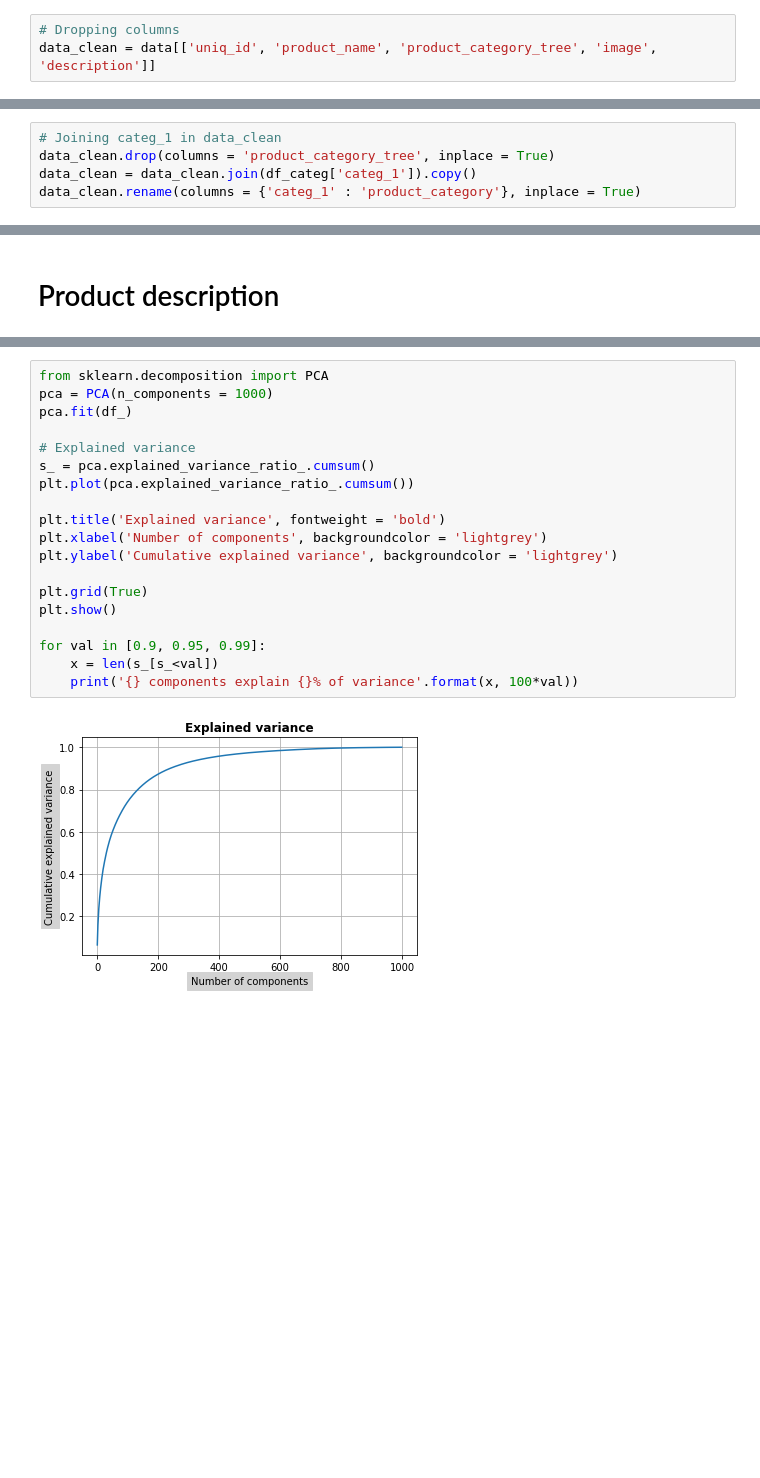
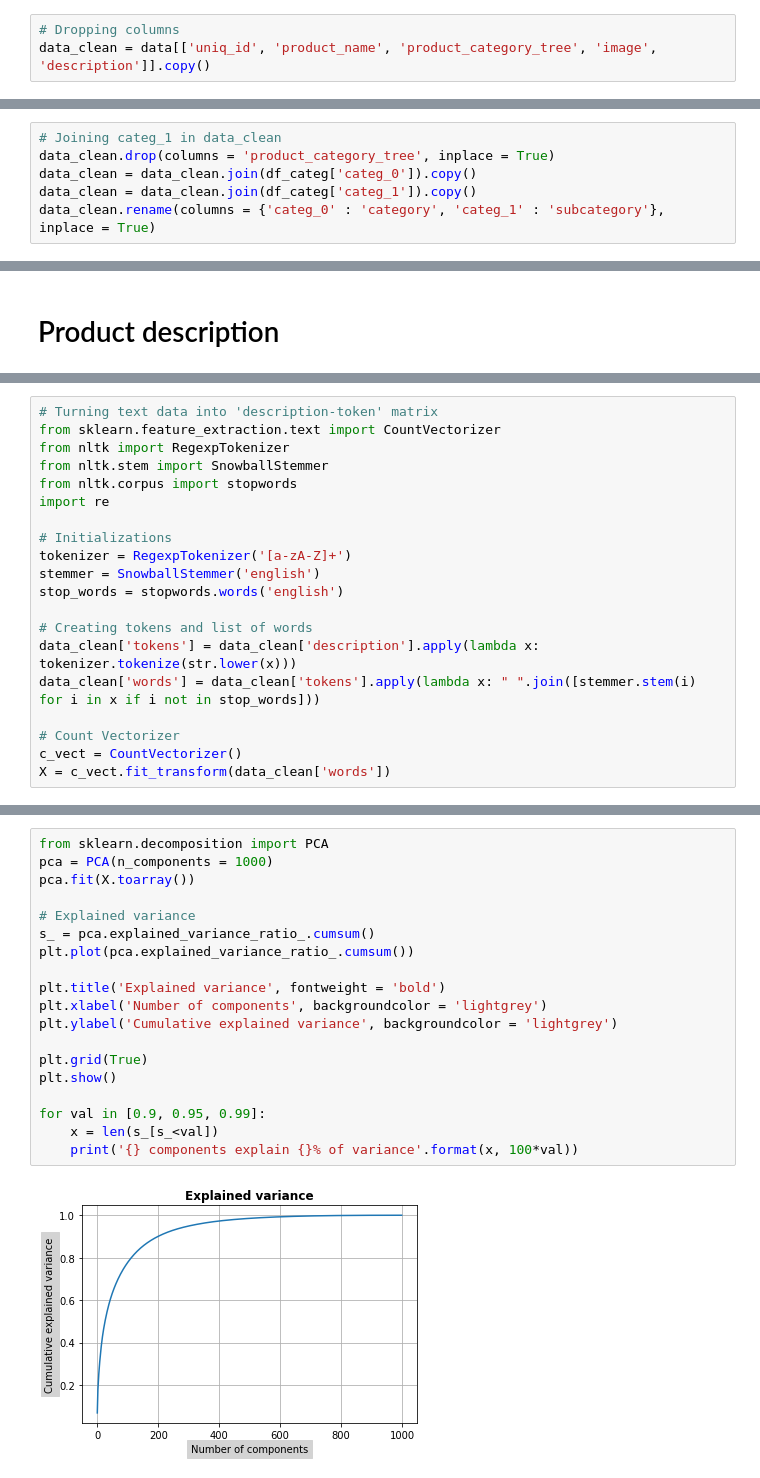
Before and after one commit to AHollierDS/ParcoursDS_Projet6, a Jupyter notebook: P6_01-text_processing.ipynb, the cells around one changed output, grey strips where cells are left out. Drawn from its saved outputs; the diff is of its cells as text; blank space fills up the shorter version.

```diff
--- a/P6_01-text_processing.ipynb
+++ b/P6_01-text_processing.ipynb
@@ -20,7 +20,7 @@ data['product_specifications'][0]
 '{"product_specification"=>[{"key"=>"Brand", "value"=>"Elegance"}, {"key"=>"Designed For", "value"=>"Door"}, {"key"=>"Type", "value"=>"Eyelet"}, {"key"=>"Model Name", "value"=>"Abstract Polyester Door ...
 # %%
 # Dropping columns
-data_clean = data[['uniq_id', 'product_name', 'product_category_tree', 'image', 'description']]
+data_clean = data[['uniq_id', 'product_name', 'product_category_tree', 'image', 'description']].copy()
 # %% [markdown]
 # Retrieving product category
 # %%
@@ -121,5 +121,6 @@ Series([], dtype: float64)
 # %%
 # Joining categ_1 in data_clean
 data_clean.drop(columns = 'product_category_tree', inplace = True)
+data_clean = data_clean.join(df_categ['categ_0']).copy()
 data_clean = data_clean.join(df_categ['categ_1']).copy()
-data_clean.rename(columns = {'categ_1' : 'product_category'}, inplace = True)
+data_clean.rename(columns = {'categ_0' : 'category', 'categ_1' : 'subcategory'}, inplace = True)
@@ -159,0 +129,20 @@ df_
+# %%
+# Turning text data into 'description-token' matrix
+from sklearn.feature_extraction.text import CountVectorizer
+from nltk import RegexpTokenizer
+from nltk.stem import SnowballStemmer
+from nltk.corpus import stopwords
+import re
+
+# Initializations
+tokenizer = RegexpTokenizer('[a-zA-Z]+')
+stemmer = SnowballStemmer('english')
+stop_words = stopwords.words('english')
+
+# Creating tokens and list of words
+data_clean['tokens'] = data_clean['description'].apply(lambda x: tokenizer.tokenize(str.lower(x)))
+data_clean['words'] = data_clean['tokens'].apply(lambda x: " ".join([stemmer.stem(i) for i in x if i not in stop_words]))
+
+# Count Vectorizer
+c_vect = CountVectorizer()
+X = c_vect.fit_transform(data_clean['words'])
@@ -160,21 +170,21 @@ df_
 # %%
 from sklearn.decomposition import PCA
 pca = PCA(n_components = 1000)
-pca.fit(df_)
+pca.fit(X.toarray())
 
 # Explained variance
 s_ = pca.explained_variance_ratio_.cumsum()
 plt.plot(pca.explained_variance_ratio_.cumsum())
 
 plt.title('Explained variance', fontweight = 'bold')
 plt.xlabel('Number of components', backgroundcolor = 'lightgrey')
 plt.ylabel('Cumulative explained variance', backgroundcolor = 'lightgrey')
 
 plt.grid(True)
 plt.show()
 
 for val in [0.9, 0.95, 0.99]:
     x = len(s_[s_<val])
     print('{} components explain {}% of variance'.format(x, 100*val))
 # %% [output]
-[figure, old version]
+[figure, new version]
```
Also changed, not shown: parts of 25 cells of this notebook.
